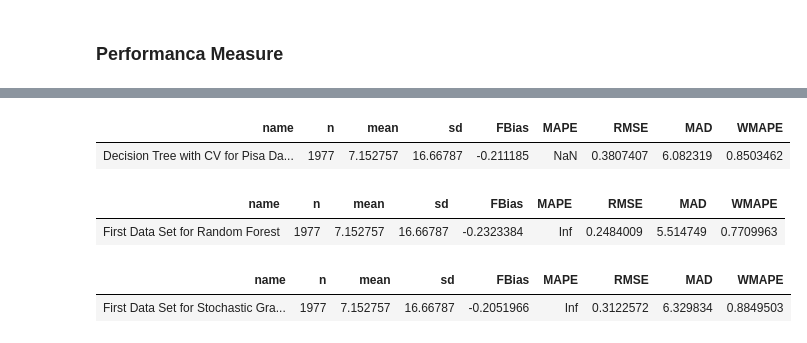
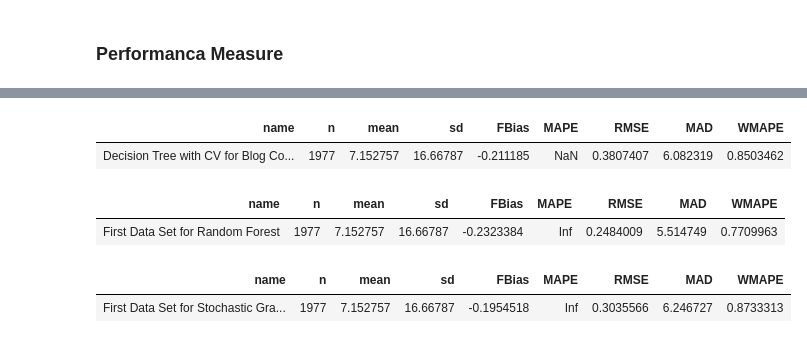
Before and after one commit to BU-IE-582/fall20-mbahadir, a Jupyter notebook: Homework4/Homework4-Blog_Comment_Dataset.ipynb, the cells around one changed output, grey strips where cells are left out. Cells and saved outputs as stored; diff of their text form; code cells hidden in the pictures.

```diff
--- a/Homework4/Homework4-Blog_Comment_Dataset.ipynb
+++ b/Homework4/Homework4-Blog_Comment_Dataset.ipynb
@@ -295,17 +389,15 @@ The final value used for the model was cp = 0.
 # %%
-numFolds=trainControl(method="cv",number = 10)
 cpGrid=expand.grid(.cp=(0:10)*0.01)
-tr=train(target~.,
+tr_last=train(target~.,
       data=blog_train,
       method="rpart",
-      trControl=numFolds,
+      trControl=fitControl,
       tuneGrid= cpGrid,
-        # minbucket=minbucket_grid
        control= rpart.control(minsplit = 8)
         )
 trellis.par.set(caretTheme())
-print(plot(tr))
-print(tr)
+print(plot(tr_last))
+print(tr_last)
 # %% [output]
 CART
 
@@ -328,5 +420,5 @@ The final value used for the model was cp = 0.
 # %%
-reg_tree_blog=tr$finalModel
+reg_tree_blog=tr_last$finalModel
 fancyRpartPlot(reg_tree_blog)
 reg_tree_blog$variable.importance
 # %% [output]
@@ -476,6 +531,6 @@ Warning message in `[.data.table`(blog_train, , `:=`(X0.0.1, NULL)):
 # %%
 gbmGrid=expand.grid(interaction.depth = c(1, 3, 5),
-                        n.trees = (1:5)*30,
+                        n.trees = (1:5)*25,
                         shrinkage = c(0.1, 0.3, 0.5),
                         n.minobsinnode = 20)
 
@@ -484,7 +539,8 @@ gbm_fit=train(target ~ ., data = blog_train,
                  method = "gbm",
                  trControl = fitControl,
                  tuneGrid = gbmGrid,
-                 verbose=F) #verbose is an argument from gbm, prints to screen
+                 verbose=F)
 
+gbm_fit
 plot(gbm_fit)
 # %% [output]
@@ -503,6 +736,6 @@ perf_dt("First Data Set for Stochastic Gradient Boosting",as.numeric(blog_test$t
 # %%
-perf_dt("Pisa Data Set for Lasso Function with min lambda and mse objective", as.numeric(blog_test$target), prediction_pra_mse_blog_1se)
-perf_dt("Decision Tree with CV for Pisa Dataset",blog_test$target,as.numeric(predicted_blog_dt))
+perf_dt("Blog Comment Data Set for Lasso Function with min lambda and mse objective", as.numeric(blog_test$target), prediction_pra_mse_blog_1se)
+perf_dt("Decision Tree with CV for Blog Comment Dataset",blog_test$target,as.numeric(predicted_blog_dt))
 perf_dt("First Data Set for Random Forest", as.numeric(blog_test$target), as.numeric(RandomForest_blog))
 perf_dt("First Data Set for Stochastic Gradient Boosting", as.numeric(blog_test$target), as.numeric(predicted_blog_sgb) )
 # %% [output]
@@ -511,6 +744,6 @@ perf_dt("First Data Set for Stochastic Gradient Boosting", as.numeric(blog_test$
 | name | n | mean | sd | FBias | MAPE | RMSE | MAD | WMAPE |
-| Decision Tree with CV for Pisa Da... | 1977 | 7.152757 | 16.66787 | -0.211185 | NaN | 0.3807407 | 6.082319 | 0.8503462 |
+| Decision Tree with CV for Blog Co... | 1977 | 7.152757 | 16.66787 | -0.211185 | NaN | 0.3807407 | 6.082319 | 0.8503462 |
 | name | n | mean | sd | FBias | MAPE | RMSE | MAD | WMAPE |
 | First Data Set for Random Forest | 1977 | 7.152757 | 16.66787 | -0.2323384 | Inf | 0.2484009 | 5.514749 | 0.7709963 |
 | name | n | mean | sd | FBias | MAPE | RMSE | MAD | WMAPE |
-| First Data Set for Stochastic Gra... | 1977 | 7.152757 | 16.66787 | -0.2051966 | Inf | 0.3122572 | 6.329834 | 0.8849503 |
+| First Data Set for Stochastic Gra... | 1977 | 7.152757 | 16.66787 | -0.1954518 | Inf | 0.3035566 | 6.246727 | 0.8733313 |
```
Also changed, not shown: parts of 52 cells of this notebook, 10 other files.
